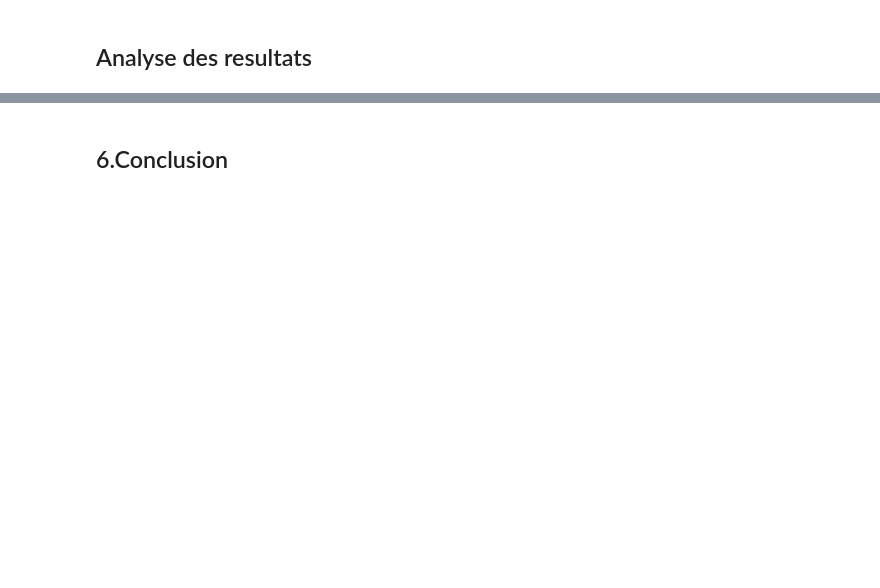
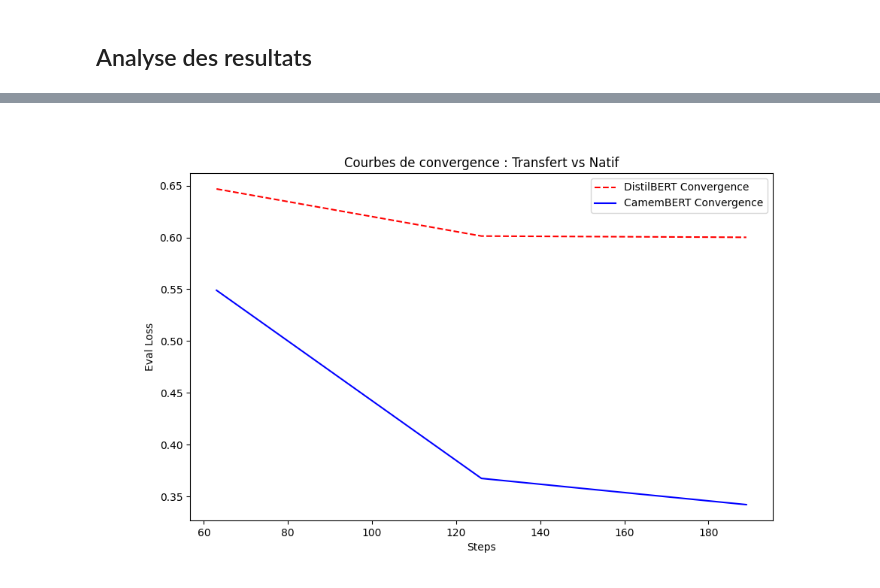
Before and after one commit to KALEFACK/ML-Optimisation, a Jupyter notebook: notebooks/analysis.ipynb, the cells around one changed output, grey strips where cells are left out. Drawn from its saved outputs; the diff is of its cells as text; code cells hidden in the pictures; blank space fills up the shorter version.

```diff
--- a/notebooks/analysis.ipynb
+++ b/notebooks/analysis.ipynb
@@ -47,7 +162,16 @@ plot_convergence(best_db['convergence_history'], best_cb['convergence_history'],
 # %%
-import pandas as pd
-df_tok = pd.read_csv('../runs/tokenizer_analysis.csv')
-plot_tokenizer_analysis(df_tok, save_path='../figures/tokenizer_analysis.png')
+# ╔══════════════════════════════════════════════════════╗
+# CELLULE 6 — Courbes de Convergence
+# ╚══════════════════════════════════════════════════════╝
+from IPython.display import Image
+
+best_db = max(results_db, key=lambda x: x['f1'])
+best_cb = max(results_cb, key=lambda x: x['f1'])
+
+plot_convergence(best_db['convergence_history'], best_cb['convergence_history'],
+                 save_path='../figures/convergence.png')
+
+Image('../figures/convergence.png')
+# %% [output]
+[figure, added]
-# %% [markdown]
-## 6.Conclusion
 # %%
```
Also changed, not shown: parts of 19 cells of this notebook, 44 other files.
